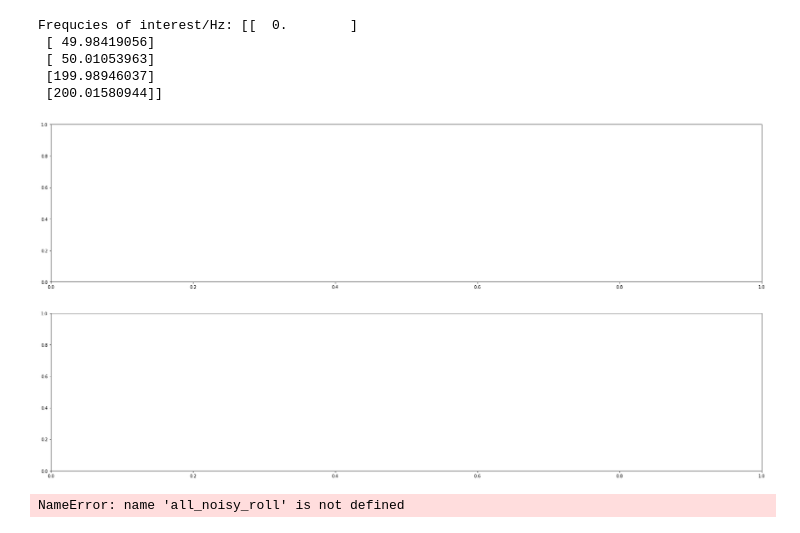
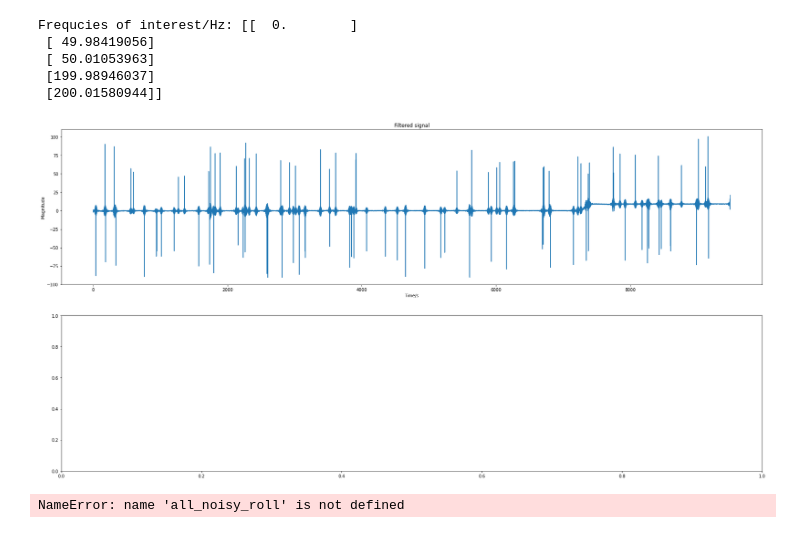
Before and after one commit to ZJTAN97/FilterSignalsProject, a Jupyter notebook: CA Qn 2/answer.ipynb, the cells around one changed output. Cells and saved outputs as stored; diff of their text form; code cells hidden in the pictures.

```diff
--- a/CA Qn 2/answer.ipynb
+++ b/CA Qn 2/answer.ipynb
@@ -180,22 +180,31 @@ Frequcies of interest/Hz: [[  0.        ]
 # %%
 from scipy import signal
 
 N = 4
-cutOff = 5.0/(sample_freq/2)
-btype = 'low'
+cutOff = [45.0/(sample_freq/2),55.0/(sample_freq/2)]
+btype = 'bandstop'
+
+# N = 4
+# cutOff = 2.0/(sample_freq/2)
+# btype = 'low'
 
 b, a = signal.butter(N, cutOff, btype)
 LP_filter_acc = []
 LP_filter_mag = []
 for n in noisy_acc:
   LP_filter_acc.append(signal.filtfilt(b, a, n))
 
 for n in noisy_mag:
   LP_filter_mag.append(signal.filtfilt(b, a, n))
 
 fig, (ax1, ax2) = plt.subplots(2, 1, figsize=(30,15))
+ax1.plot(LP_filter_acc[1])
+ax1.set(xlabel = 'Time/s',
+      ylabel = 'Magnitude',
+      title = 'Filtered signal')
+plt.show()
 # %% [output]
-[figure, old version]
+[figure, new version]
 # %%
 fig, (ax1, ax2, ax3, ax4, ax5, ax6) = plt.subplots(6, 1, figsize=(10,30))
 
```
Also changed, not shown: parts of 1 cell of this notebook.
